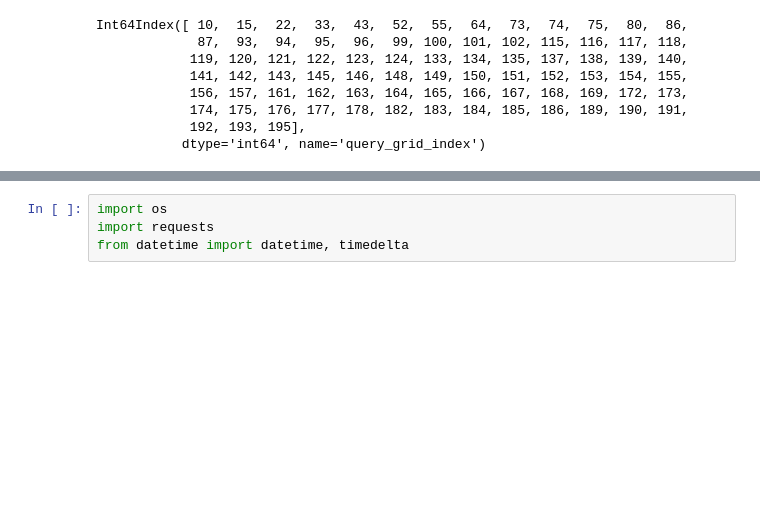
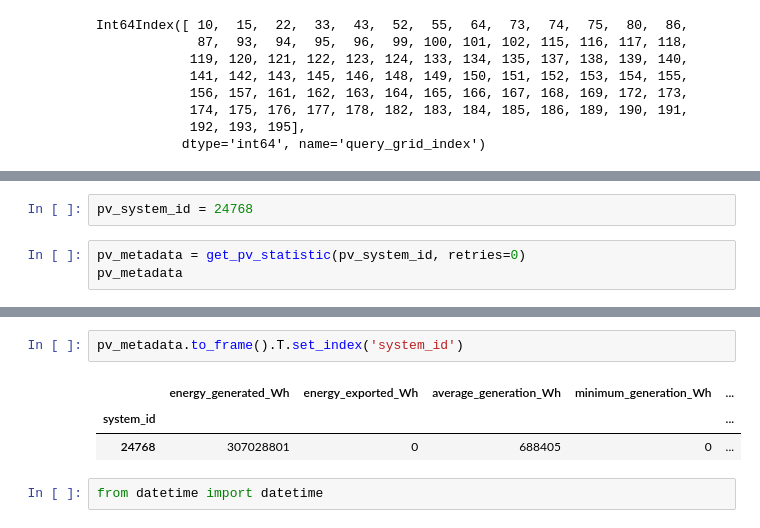
Before and after one commit to openclimatefix/pvoutput, a Jupyter notebook: PVOutput_API_test.ipynb, the cells around one changed output, grey strips where cells are left out. Saved outputs shown, nothing was run; the diff lists cells and outputs as text; blank space fills up the shorter version.

```diff
--- a/PVOutput_API_test.ipynb
+++ b/PVOutput_API_test.ipynb
@@ -252,0 +253,5 @@ Int64Index([ 10,  15,  22,  33,  43,  52,  55,  64,  73,  74,  75,  80,  86,
+# %%
+pv_system_id = 24768
+# %%
+pv_metadata = get_pv_statistic(pv_system_id, retries=0)
+pv_metadata
@@ -253,4 +272,8 @@ Int64Index([ 10,  15,  22,  33,  43,  52,  55,  64,  73,  74,  75,  80,  86,
+# %%
+pv_metadata.to_frame().T.set_index('system_id')
+# %% [output]
+|  | energy_generated_Wh | energy_exported_Wh | average_generation_Wh | minimum_generation_Wh | ... |
+| system_id |  |  |  |  | ... |
+| 24768 | 307028801 | 0 | 688405 | 0 | ... |
 # %%
-import os
-import requests
-from datetime import datetime, timedelta
+from datetime import datetime
```
Also changed, not shown: parts of 11 cells of this notebook, 3 other files.
